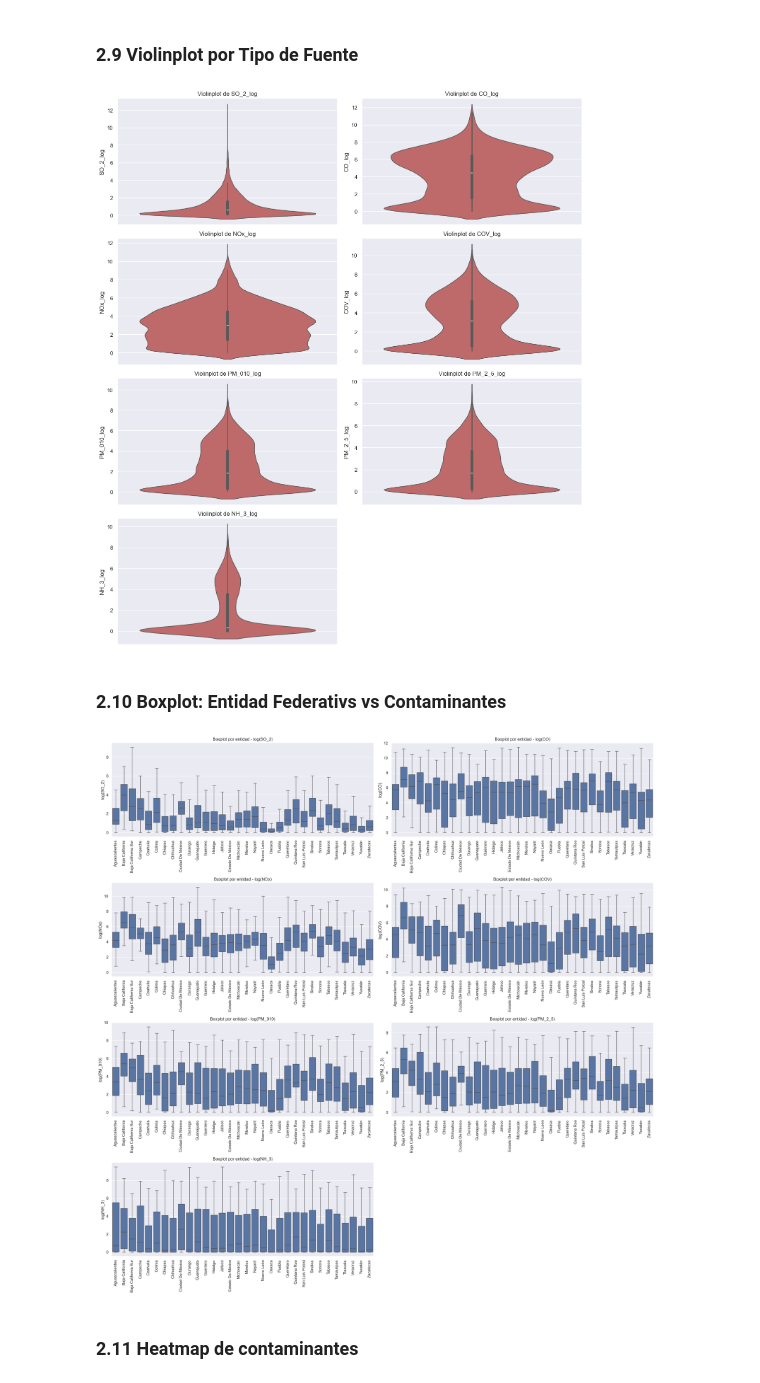
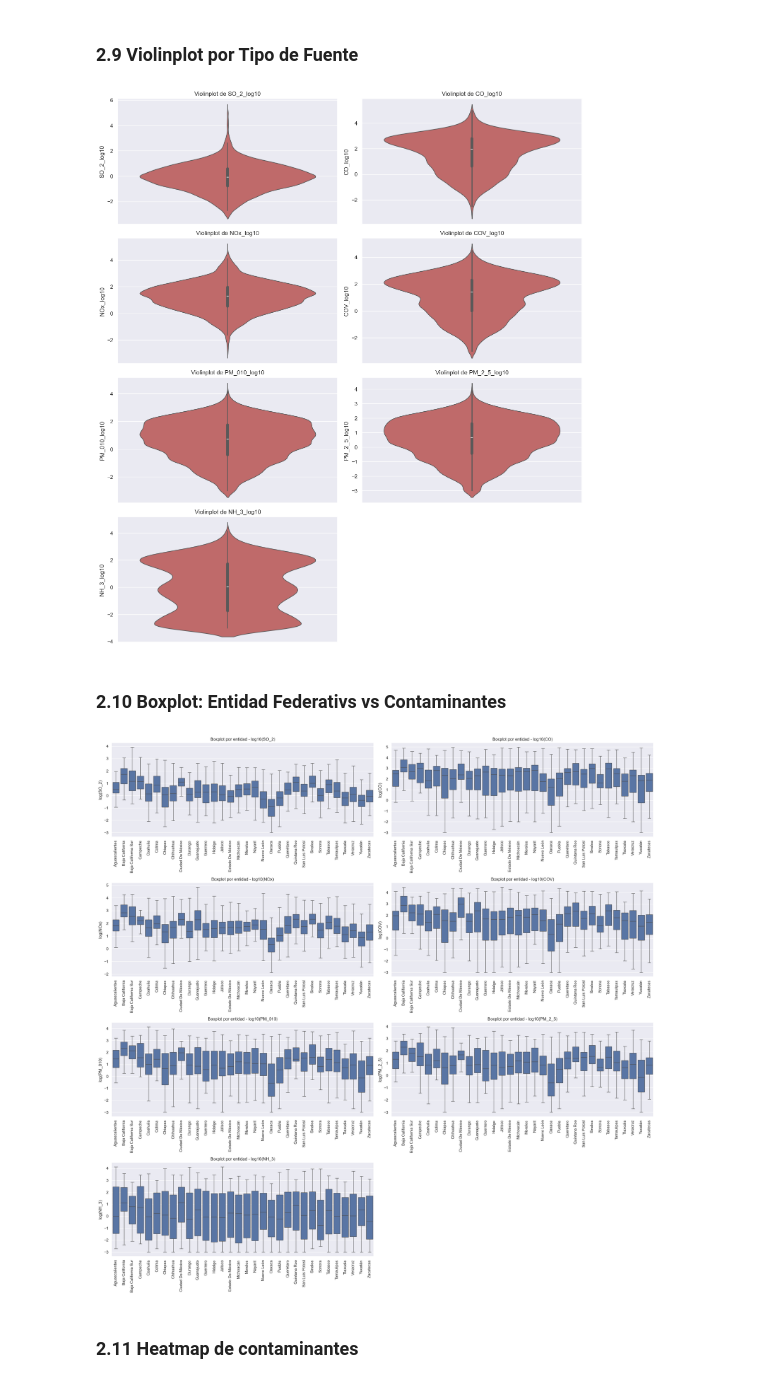
Before and after one commit to AndrsGzRo/mexico-emissions-eda-ml, a Jupyter notebook: 01_EDA.ipynb, the cells around one changed output. Saved outputs shown, nothing was run; the diff lists cells and outputs as text; code cells hidden in the pictures.

```diff
--- a/01_EDA.ipynb
+++ b/01_EDA.ipynb
@@ -389,7 +389,7 @@ for i, fuente in enumerate(df_norm.index):
     ax.fill(angles, valores, alpha=0.25, color='teal')
     ax.set_xticks(angles[:-1])
     ax.set_xticklabels(categories)
-    ax.set_title(fuente, fontsize=12)
+    ax.set_title(fuente, fontsize=14)
 
 
 plt.suptitle('Radar Charts por Tipo de Fuente', fontsize=16, fontweight='bold')
@@ -403,7 +403,7 @@ plt.show()
 contaminantes = ['SO_2','CO','NOx','COV','PM_010','PM_2_5','NH_3']
 
 for col in contaminantes:
-    df_clean[f'{col}_log'] = np.log1p(df_clean[col])
+    df_clean[f'{col}_log10'] = np.log10(df_clean[col])
 # %% [output]
 A value is trying to be set on a copy of a slice from a DataFrame.
 Try using .loc[row_indexer,col_indexer] = value instead
@@ -425,6 +425,6 @@ See the caveats in the documentation: https://pandas.pydata.org/pandas-docs/stab
 # %%
 contaminantes = ['SO_2','CO','NOx','COV','PM_010','PM_2_5','NH_3']
-log_cols = [f"{c}_log" for c in contaminantes]
+log_cols = [f"{c}_log10" for c in contaminantes]
 
 # Crear figura
 fig, axes = plt.subplots(4, 2, figsize=(14, 16))
@@ -447,7 +447,7 @@ plt.show()
 ### 2.9 Violinplot por Tipo de Fuente
 # %%
 contaminantes = ['SO_2','CO','NOx','COV','PM_010','PM_2_5','NH_3']
-log_cols = [f"{c}_log" for c in contaminantes]
+log_cols = [f"{c}_log10" for c in contaminantes]
 fig, axes = plt.subplots(4, 2, figsize=(14, 16))
 axes = axes.flatten()
 
@@ -459,36 +459,36 @@ fig.delaxes(axes[-1])
 plt.tight_layout()
 plt.show()
 # %% [output]
-[figure, old version]
+[figure, new version]
 # %% [markdown]
 ### 2.10 Boxplot: Entidad Federativs vs Contaminantes
 # %%
 contaminantes = ['SO_2','CO','NOx','COV','PM_010','PM_2_5','NH_3']
-log_cols = [f"{c}_log" for c in contaminantes]
+log_cols = [f"{c}_log10" for c in contaminantes]
 
 fig, axes = plt.subplots(4, 2, figsize=(22, 22))
 axes = axes.flatten()
 
 for i,(col,log_col) in enumerate(zip(contaminantes,log_cols)):
     sns.boxplot(
         data=df_clean,
         x='Entidad_federativa',
         y=log_col,
         ax=axes[i],
-        showfliers=False
+        showfliers=False,
     )
-    axes[i].set_title(f'Boxplot por entidad - log({col})')
+    axes[i].set_title(f'Boxplot por entidad - log10({col})')
     axes[i].set_xlabel('')
     axes[i].set_ylabel(f'log({col})')
     axes[i].tick_params(axis='x',rotation=90)
 
 # Eliminar el subplot vacío
 fig.delaxes(axes[-1])
 
 plt.tight_layout()
 plt.show()
 # %% [output]
-[figure, old version]
+[figure, new version]
 # %% [markdown]
 ### 2.11 Heatmap de contaminantes
 # %%
```
Also changed, not shown: parts of 20 cells of this notebook.
